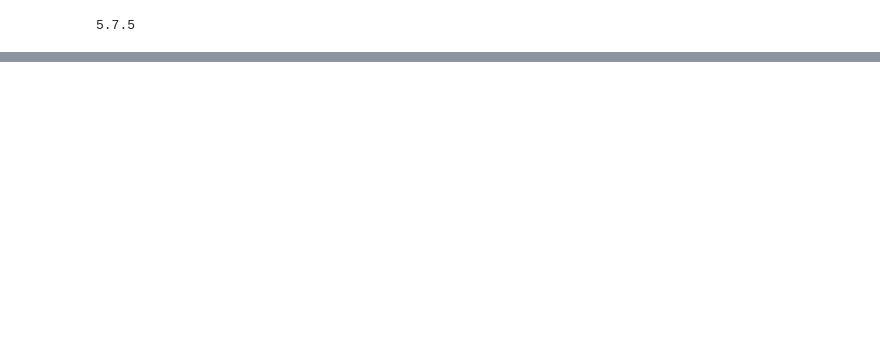
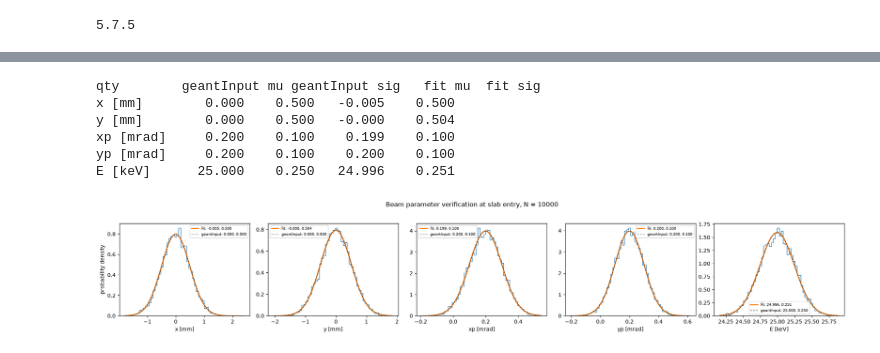
Before and after one commit to Abdul-Nosirrom/KACST_AmorphousCarbonStudy_Geant4, a Jupyter notebook: analysis/edep_analysis.ipynb, the cells around one changed output, grey strips where cells are left out. Cells and saved outputs as stored; diff of their text form; code cells hidden in the pictures; blank space fills up the shorter version.

```diff
--- a/analysis/edep_analysis.ipynb
+++ b/analysis/edep_analysis.ipynb
@@ -42,0 +76,37 @@ plt.scatter(b["x"][m], b["xp"][m]*1e3, s=2)
+# %%
+geantInput = {"x [mm]": (0, 0.5), "y [mm]": (0, 0.5),
+       "xp [mrad]": (0.2, 0.1), "yp [mrad]": (0.2, 0.1),
+       "E [keV]": (25.0, 0.25)}
+data = {"x [mm]": b["x"][m], "y [mm]": b["y"][m],
+        "xp [mrad]": b["xp"][m]*1e3, "yp [mrad]": b["yp"][m]*1e3,
+        "E [keV]": b["E"][m]}
+print(f"{'qty':10s} {'geantInput mu':>8s} {'geantInput sig':>8s} {'fit mu':>8s} {'fit sig':>8s}")
+for k in geantInput:
+    mu, sig = norm.fit(data[k])
+    print(f"{k:10s} {geantInput[k][0]:8.3f} {geantInput[k][1]:8.3f} {mu:8.3f} {sig:8.3f}")
+# %% [output]
+qty        geantInput mu geantInput sig   fit mu  fit sig
+x [mm]        0.000    0.500   -0.005    0.500
+y [mm]        0.000    0.500   -0.000    0.504
+xp [mrad]     0.200    0.100    0.199    0.100
+yp [mrad]     0.200    0.100    0.200    0.100
+E [keV]      25.000    0.250   24.996    0.251
+# %%
+fig, axes = plt.subplots(1, 5, figsize=(20, 3.5))
+for ax, (k, (gmu, gsig)) in zip(axes, geantInput.items()):
+    d = data[k]
+    mu, sig = norm.fit(d)
+    # histogram, density-normalized so the pdf overlays directly
+    n, bins, _ = ax.hist(d, bins=60, density=True, histtype="step", color="C0")
+    xs = np.linspace(bins[0], bins[-1], 300)
+    ax.plot(xs, norm.pdf(xs, mu, sig), "C1-", lw=2,
+            label=f"fit: {mu:.3f}, {sig:.3f}")
+    ax.plot(xs, norm.pdf(xs, gmu, gsig), "k--", lw=1, alpha=0.6,
+            label=f"geantInput: {gmu:.3f}, {gsig:.3f}")
+    ax.set_xlabel(k)
+    ax.legend(fontsize=7)
+axes[0].set_ylabel("probability density")
+fig.suptitle(f"Beam parameter verification at slab entry, N = {N}", y=1.03)
+plt.tight_layout()
+# %% [output]
+[figure, added]
```
Also changed, not shown: parts of 14 cells of this notebook, 5 other files.
